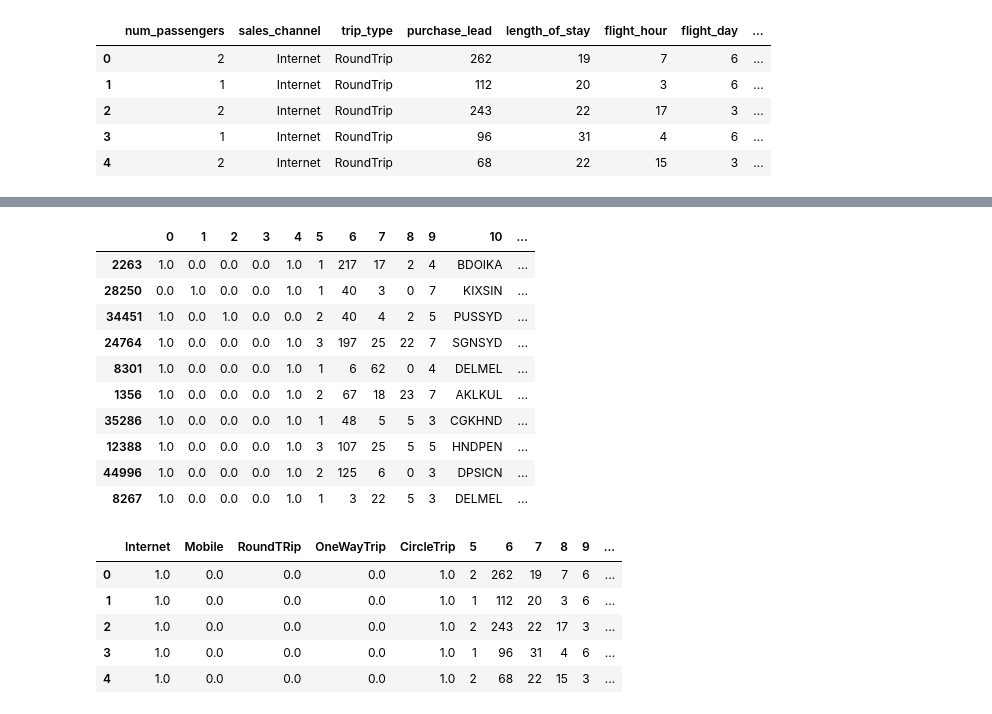
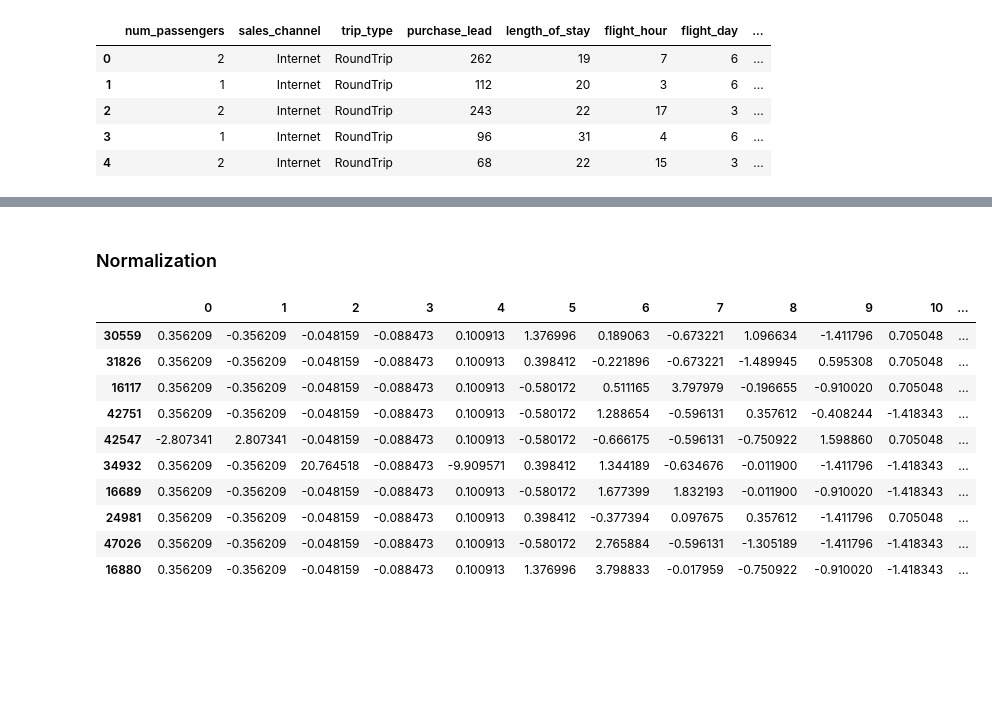
Before and after one commit to Devanand2501/british-airways-analysis, a Jupyter notebook: Predictive modeling/prediction_model.ipynb, the cells around one changed output, grey strips where cells are left out. Saved outputs shown, nothing was run; the diff lists cells and outputs as text; code cells hidden in the pictures; blank space fills up the shorter version.

```diff
--- a/Predictive modeling/prediction_model.ipynb
+++ b/Predictive modeling/prediction_model.ipynb
@@ -22,16 +44,25 @@ Encoded_array = ct.fit_transform(df)
 # %%
-encoded_df = pd.DataFrame(Encoded_array)
+x = pd.DataFrame(x_array)
+# %%
+x.drop(columns=[10,11],inplace=True)
+# %% [markdown]
+### Normalization
+# %%
+sc = StandardScaler()
+x = sc.fit_transform(x)
+# %%
+x = pd.DataFrame(x)
 # %%
-encoded_df.sample(10)
+x.sample(10)
 # %% [output]
 |  | 0 | 1 | 2 | 3 | 4 | 5 | 6 | 7 | 8 | 9 | 10 | ... |
-| 2263 | 1.0 | 0.0 | 0.0 | 0.0 | 1.0 | 1 | 217 | 17 | 2 | 4 | BDOIKA | ... |
-| 28250 | 0.0 | 1.0 | 0.0 | 0.0 | 1.0 | 1 | 40 | 3 | 0 | 7 | KIXSIN | ... |
-| 34451 | 1.0 | 0.0 | 1.0 | 0.0 | 0.0 | 2 | 40 | 4 | 2 | 5 | PUSSYD | ... |
-| 24764 | 1.0 | 0.0 | 0.0 | 0.0 | 1.0 | 3 | 197 | 25 | 22 | 7 | SGNSYD | ... |
-| 8301 | 1.0 | 0.0 | 0.0 | 0.0 | 1.0 | 1 | 6 | 62 | 0 | 4 | DELMEL | ... |
-| 1356 | 1.0 | 0.0 | 0.0 | 0.0 | 1.0 | 2 | 67 | 18 | 23 | 7 | AKLKUL | ... |
-| 35286 | 1.0 | 0.0 | 0.0 | 0.0 | 1.0 | 1 | 48 | 5 | 5 | 3 | CGKHND | ... |
-| 12388 | 1.0 | 0.0 | 0.0 | 0.0 | 1.0 | 3 | 107 | 25 | 5 | 5 | HNDPEN | ... |
-| 44996 | 1.0 | 0.0 | 0.0 | 0.0 | 1.0 | 2 | 125 | 6 | 0 | 3 | DPSICN | ... |
-| 8267 | 1.0 | 0.0 | 0.0 | 0.0 | 1.0 | 1 | 3 | 22 | 5 | 3 | DELMEL | ... |
+| 30559 | 0.356209 | -0.356209 | -0.048159 | -0.088473 | 0.100913 | 1.376996 | 0.189063 | -0.673221 | 1.096634 | -1.411796 | 0.705048 | ... |
+| 31826 | 0.356209 | -0.356209 | -0.048159 | -0.088473 | 0.100913 | 0.398412 | -0.221896 | -0.673221 | -1.489945 | 0.595308 | 0.705048 | ... |
+| 16117 | 0.356209 | -0.356209 | -0.048159 | -0.088473 | 0.100913 | -0.580172 | 0.511165 | 3.797979 | -0.196655 | -0.910020 | 0.705048 | ... |
+| 42751 | 0.356209 | -0.356209 | -0.048159 | -0.088473 | 0.100913 | -0.580172 | 1.288654 | -0.596131 | 0.357612 | -0.408244 | -1.418343 | ... |
+| 42547 | -2.807341 | 2.807341 | -0.048159 | -0.088473 | 0.100913 | -0.580172 | -0.666175 | -0.596131 | -0.750922 | 1.598860 | 0.705048 | ... |
+| 34932 | 0.356209 | -0.356209 | 20.764518 | -0.088473 | -9.909571 | 0.398412 | 1.344189 | -0.634676 | -0.011900 | -1.411796 | -1.418343 | ... |
+| 16689 | 0.356209 | -0.356209 | -0.048159 | -0.088473 | 0.100913 | -0.580172 | 1.677399 | 1.832193 | -0.011900 | -0.910020 | -1.418343 | ... |
+| 24981 | 0.356209 | -0.356209 | -0.048159 | -0.088473 | 0.100913 | 0.398412 | -0.377394 | 0.097675 | 0.357612 | -1.411796 | 0.705048 | ... |
+| 47026 | 0.356209 | -0.356209 | -0.048159 | -0.088473 | 0.100913 | -0.580172 | 2.765884 | -0.596131 | -1.305189 | -1.411796 | -1.418343 | ... |
+| 16880 | 0.356209 | -0.356209 | -0.048159 | -0.088473 | 0.100913 | 1.376996 | 3.798833 | -0.017959 | -0.750922 | -0.910020 | -1.418343 | ... |
@@ -40,9 +68,0 @@ encoded_df.drop(columns=[10,11],inplace=True)
-# %%
-encoded_df.head()
-# %% [output]
-|  | Internet | Mobile | RoundTRip | OneWayTrip | CircleTrip | 5 | 6 | 7 | 8 | 9 | ... |
-| 0 | 1.0 | 0.0 | 0.0 | 0.0 | 1.0 | 2 | 262 | 19 | 7 | 6 | ... |
-| 1 | 1.0 | 0.0 | 0.0 | 0.0 | 1.0 | 1 | 112 | 20 | 3 | 6 | ... |
-| 2 | 1.0 | 0.0 | 0.0 | 0.0 | 1.0 | 2 | 243 | 22 | 17 | 3 | ... |
-| 3 | 1.0 | 0.0 | 0.0 | 0.0 | 1.0 | 1 | 96 | 31 | 4 | 6 | ... |
-| 4 | 1.0 | 0.0 | 0.0 | 0.0 | 1.0 | 2 | 68 | 22 | 15 | 3 | ... |
```
Also changed, not shown: parts of 34 cells of this notebook.
